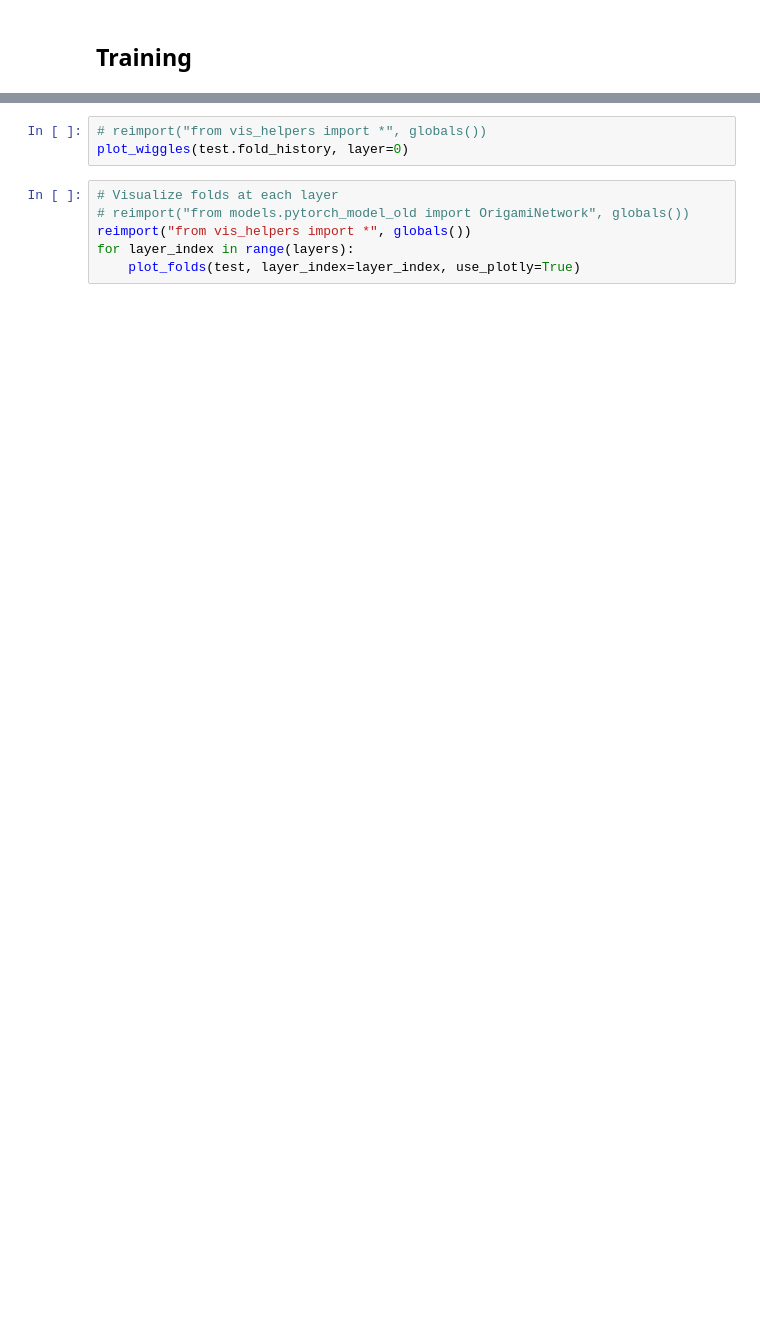
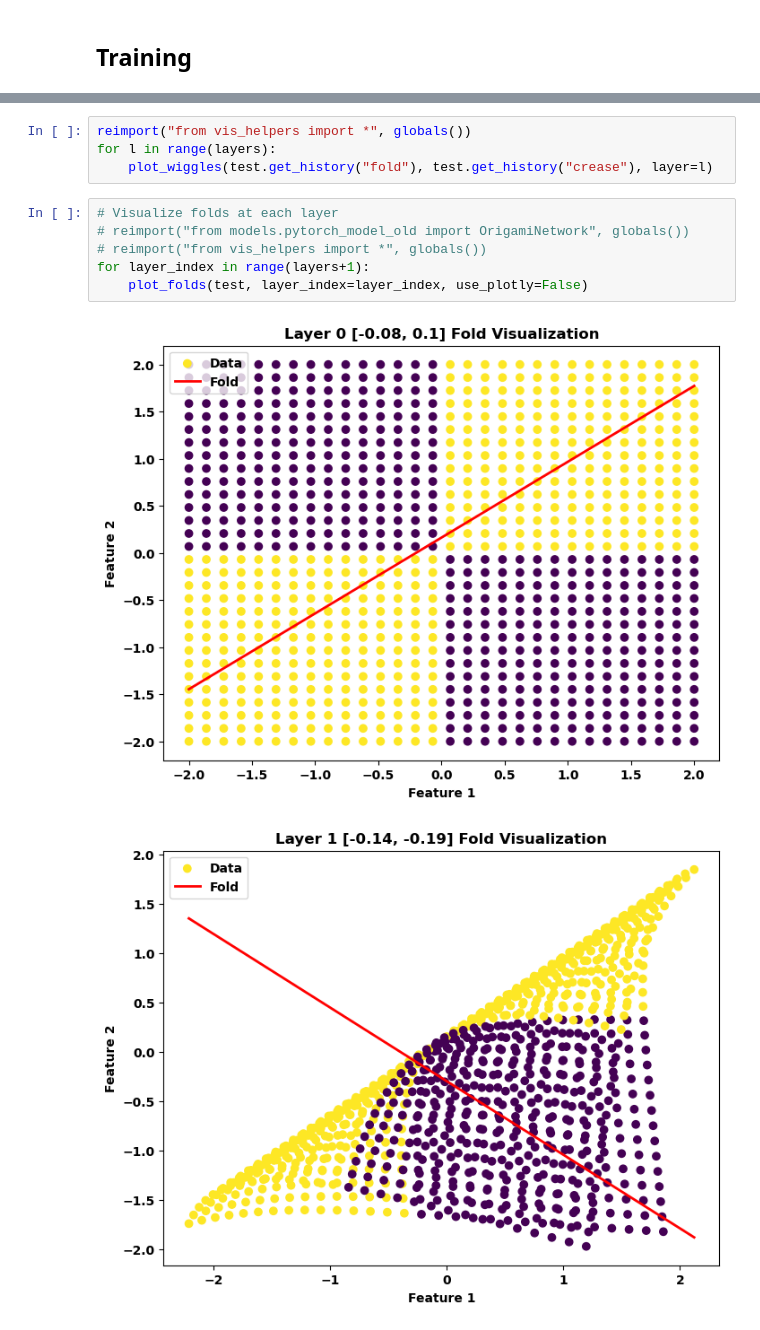
Before and after one commit to binDebug3/FoldAndCutNetworks, a Jupyter notebook: d-dallin2.ipynb, the cells around one changed output, grey strips where cells are left out. Cells and saved outputs as stored; diff of their text form; blank space fills up the shorter version.

```diff
--- a/d-dallin2.ipynb
+++ b/d-dallin2.ipynb
@@ -70,9 +75,13 @@ Fold vectors
 # %%
-# reimport("from vis_helpers import *", globals())
-plot_wiggles(test.fold_history, layer=0)
+reimport("from vis_helpers import *", globals())
+for l in range(layers):
+    plot_wiggles(test.get_history("fold"), test.get_history("crease"), layer=l)
 # %%
 # Visualize folds at each layer
 # reimport("from models.pytorch_model_old import OrigamiNetwork", globals())
-reimport("from vis_helpers import *", globals())
-for layer_index in range(layers):
-    plot_folds(test, layer_index=layer_index, use_plotly=True)
+# reimport("from vis_helpers import *", globals())
+for layer_index in range(layers+1):
+    plot_folds(test, layer_index=layer_index, use_plotly=False)
+# %% [output]
+[figure, added]
+[figure, added]
```
Also changed, not shown: parts of 7 cells of this notebook, 41 other files.
